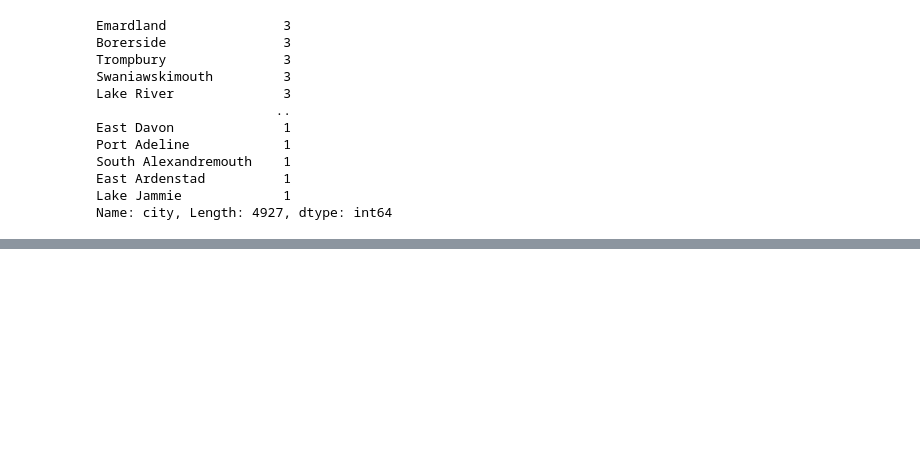
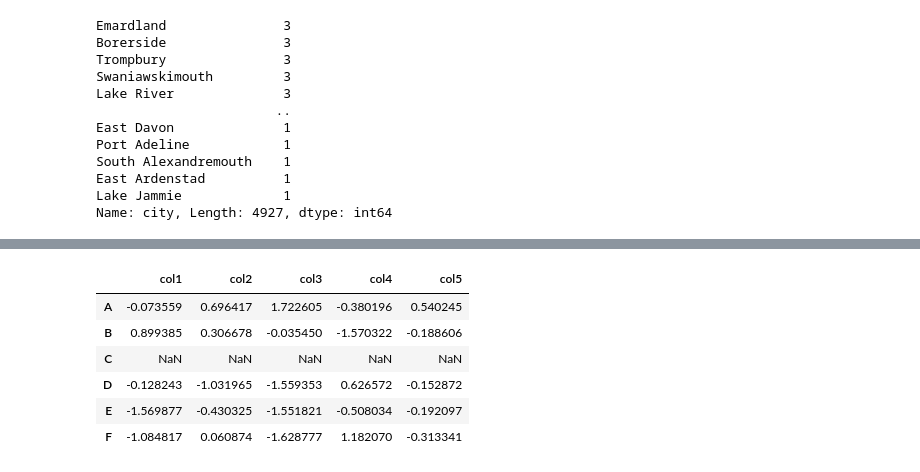
Before and after one commit to archanadatastorage/pythoncodeApril, a Jupyter notebook: SeriesDfApril.ipynb, the cells around one changed output, grey strips where cells are left out. Saved outputs shown, nothing was run; the diff lists cells and outputs as text; code cells hidden in the pictures; blank space fills up the shorter version.

```diff
--- a/SeriesDfApril.ipynb
+++ b/SeriesDfApril.ipynb
@@ -843,0 +920,2 @@ Name: city, Length: 4927, dtype: int64
+# %%
+df = DataFrame(randn(25).reshape((5,5)),index=['A','B','D','E','F'],columns=['col1','col2','col3','col4','col5'])
@@ -843,0 +931,12 @@ Name: city, Length: 4927, dtype: int64
+# %%
+df2=df.reindex(['A','B','C','D','E','F'])
+# %%
+df2
+# %% [output]
+|  | col1 | col2 | col3 | col4 | col5 |
+| A | -0.073559 | 0.696417 | 1.722605 | -0.380196 | 0.540245 |
+| B | 0.899385 | 0.306678 | -0.035450 | -1.570322 | -0.188606 |
+| C | NaN | NaN | NaN | NaN | NaN |
+| D | -0.128243 | -1.031965 | -1.559353 | 0.626572 | -0.152872 |
+| E | -1.569877 | -0.430325 | -1.551821 | -0.508034 | -0.192097 |
+| F | -1.084817 | 0.060874 | -1.628777 | 1.182070 | -0.313341 |
```
Also changed, not shown: parts of 28 cells of this notebook, 1 other file.
